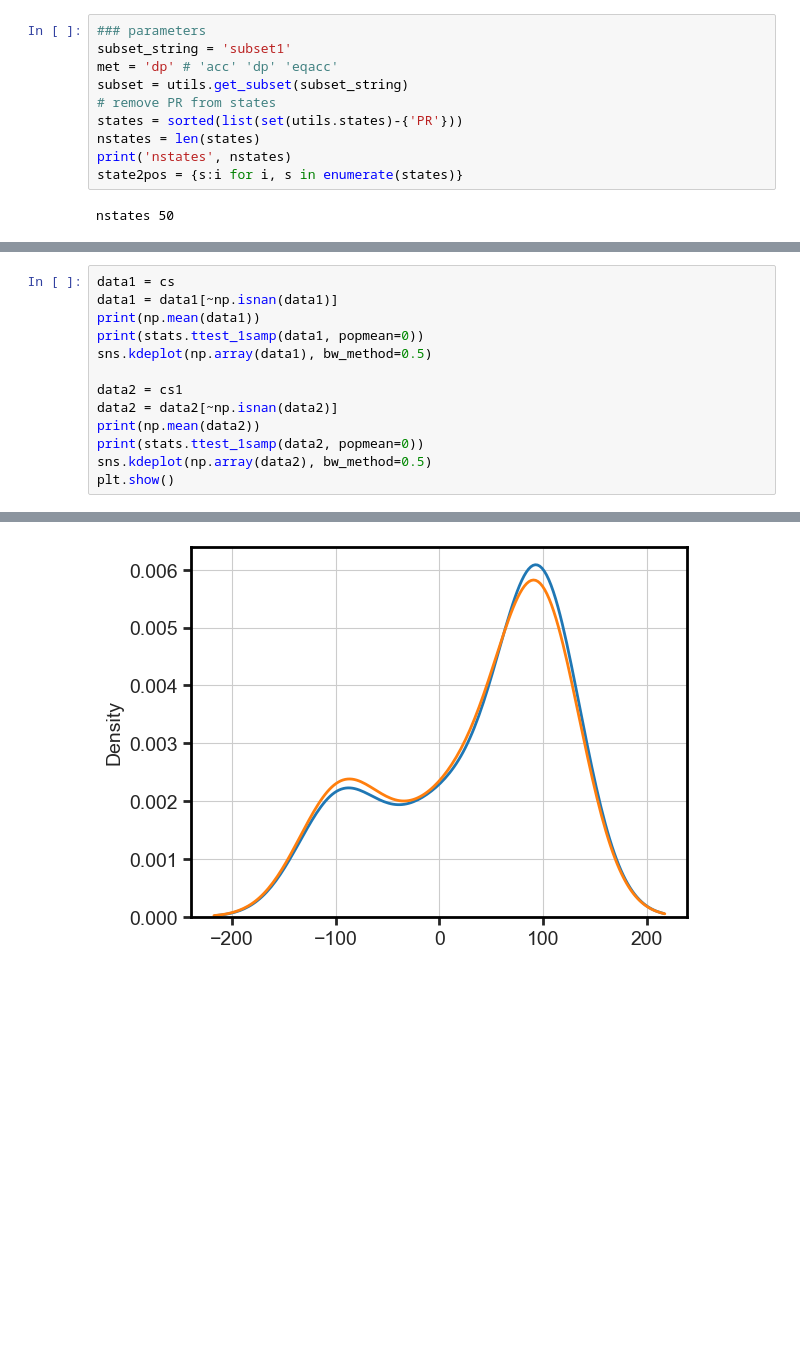
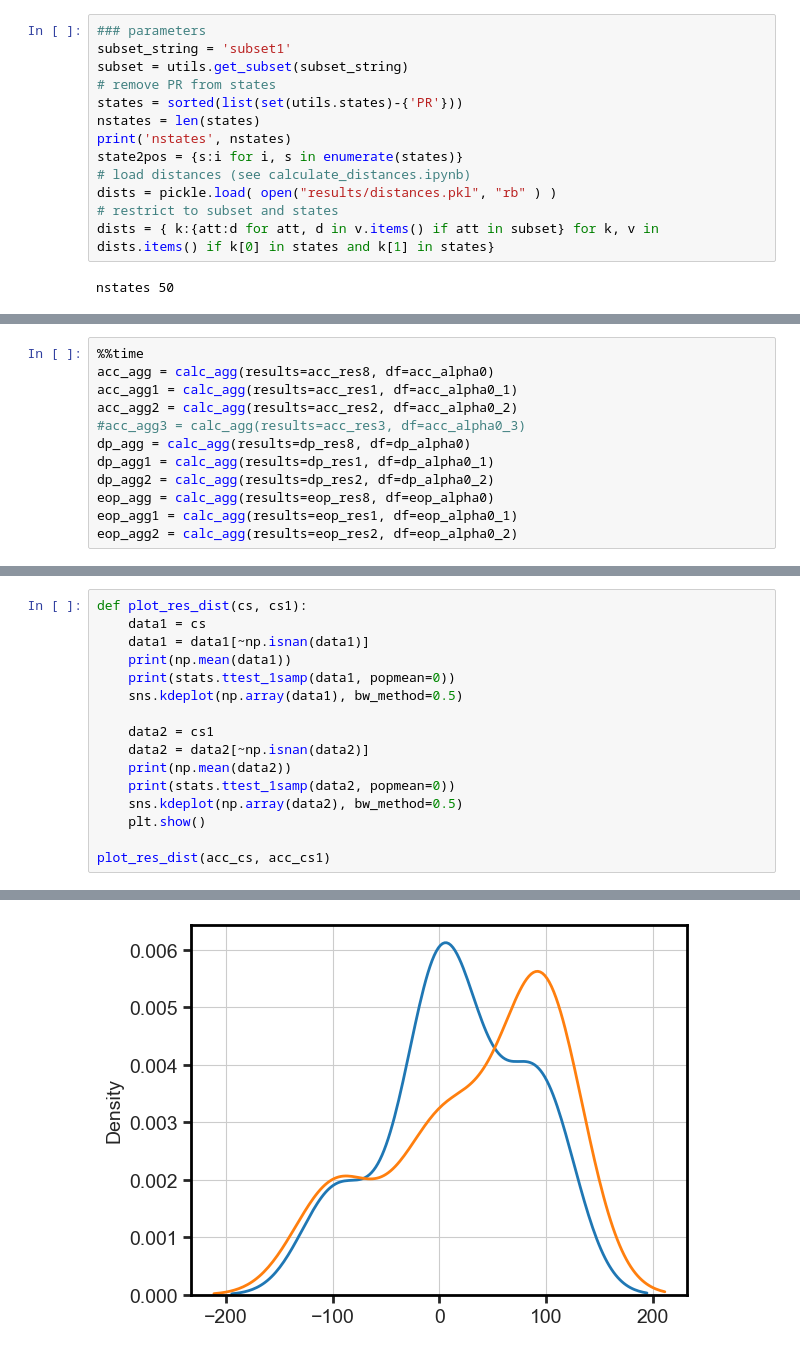
Before and after one commit to ks555/domain-adaptive-trees, a Jupyter notebook: notesSR/results.ipynb, the cells around one changed output, grey strips where cells are left out. Saved outputs shown, nothing was run; the diff lists cells and outputs as text; blank space fills up the shorter version.

```diff
--- a/notesSR/results.ipynb
+++ b/notesSR/results.ipynb
@@ -33,12 +34,15 @@ plt.rc('ps', fonttype=42)
 # %%
 ### parameters
 subset_string = 'subset1'
-met = 'dp' # 'acc' 'dp' 'eqacc'
 subset = utils.get_subset(subset_string)
 # remove PR from states
 states = sorted(list(set(utils.states)-{'PR'}))
 nstates = len(states)
 print('nstates', nstates)
 state2pos = {s:i for i, s in enumerate(states)}
+# load distances (see calculate_distances.ipynb)
+dists = pickle.load( open("results/distances.pkl", "rb" ) )
+# restrict to subset and states
+dists = { k:{att:d for att, d in v.items() if att in subset} for k, v in dists.items() if k[0] in states and k[1] in states}
 # %% [output]
 nstates 50
@@ -207,0 +294,12 @@ plt.show()
+# %%
+%%time
+acc_agg = calc_agg(results=acc_res8, df=acc_alpha0)
+acc_agg1 = calc_agg(results=acc_res1, df=acc_alpha0_1)
+acc_agg2 = calc_agg(results=acc_res2, df=acc_alpha0_2)
+#acc_agg3 = calc_agg(results=acc_res3, df=acc_alpha0_3)
+dp_agg = calc_agg(results=dp_res8, df=dp_alpha0)
+dp_agg1 = calc_agg(results=dp_res1, df=dp_alpha0_1)
+dp_agg2 = calc_agg(results=dp_res2, df=dp_alpha0_2)
+eop_agg = calc_agg(results=eop_res8, df=eop_alpha0)
+eop_agg1 = calc_agg(results=eop_res1, df=eop_alpha0_1)
+eop_agg2 = calc_agg(results=eop_res2, df=eop_alpha0_2)
@@ -223,14 +350,17 @@ plt.show()
 # %%
-data1 = cs
-data1 = data1[~np.isnan(data1)]
-print(np.mean(data1))
-print(stats.ttest_1samp(data1, popmean=0))
-sns.kdeplot(np.array(data1), bw_method=0.5)
+def plot_res_dist(cs, cs1):
+    data1 = cs
+    data1 = data1[~np.isnan(data1)]
+    print(np.mean(data1))
+    print(stats.ttest_1samp(data1, popmean=0))
+    sns.kdeplot(np.array(data1), bw_method=0.5)
 
-data2 = cs1
-data2 = data2[~np.isnan(data2)]
-print(np.mean(data2))
-print(stats.ttest_1samp(data2, popmean=0))
-sns.kdeplot(np.array(data2), bw_method=0.5)
-plt.show()
+    data2 = cs1
+    data2 = data2[~np.isnan(data2)]
+    print(np.mean(data2))
+    print(stats.ttest_1samp(data2, popmean=0))
+    sns.kdeplot(np.array(data2), bw_method=0.5)
+    plt.show()
+
+plot_res_dist(acc_cs, acc_cs1)
 # %% [output]
@@ -241 +371 @@ Ttest_1sampResult(statistic=10.035332975066892, pvalue=7.0972994048069295e-22)
-[figure, old version]
+[figure, new version]
```
Also changed, not shown: parts of 34 cells of this notebook, 8 other files.
